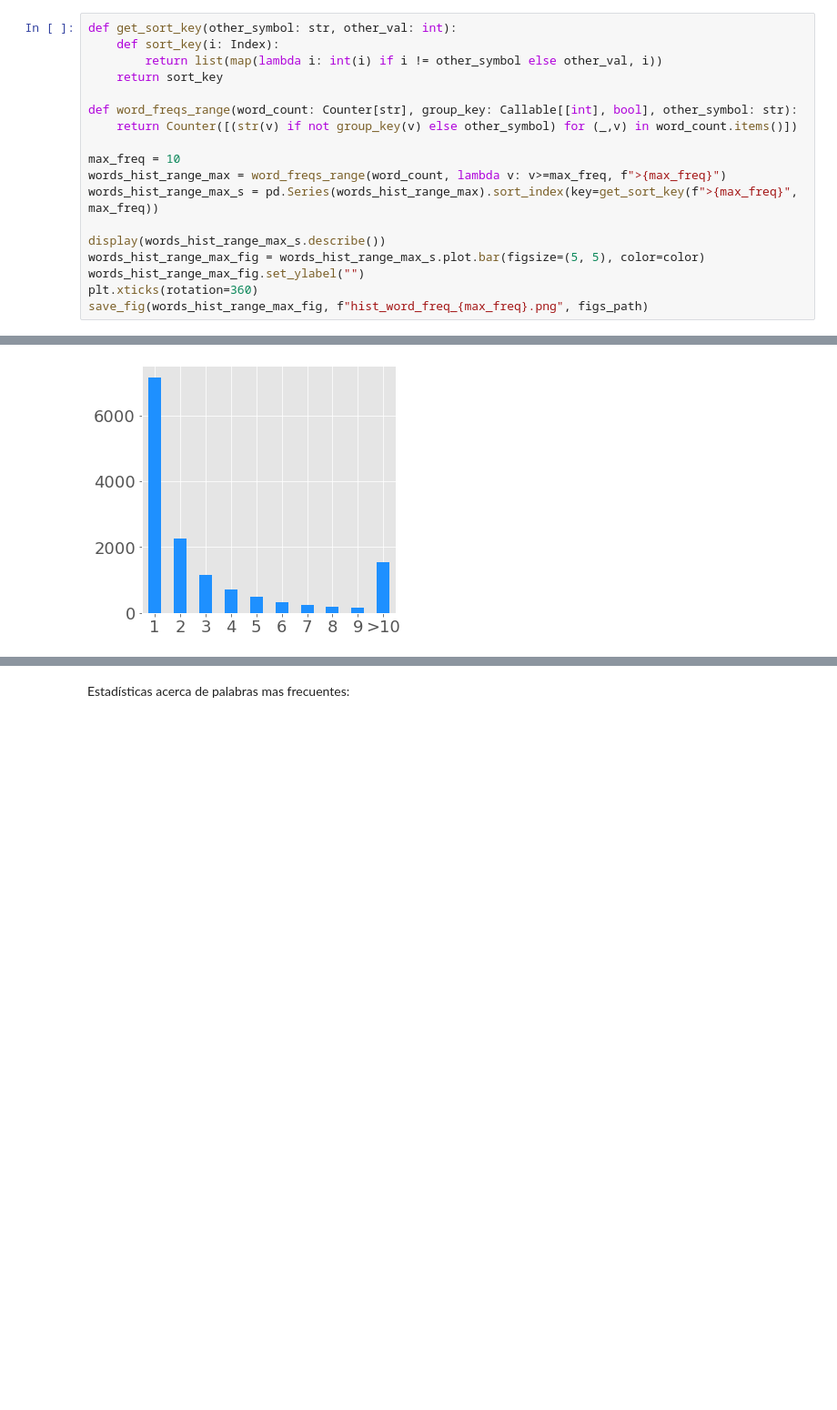
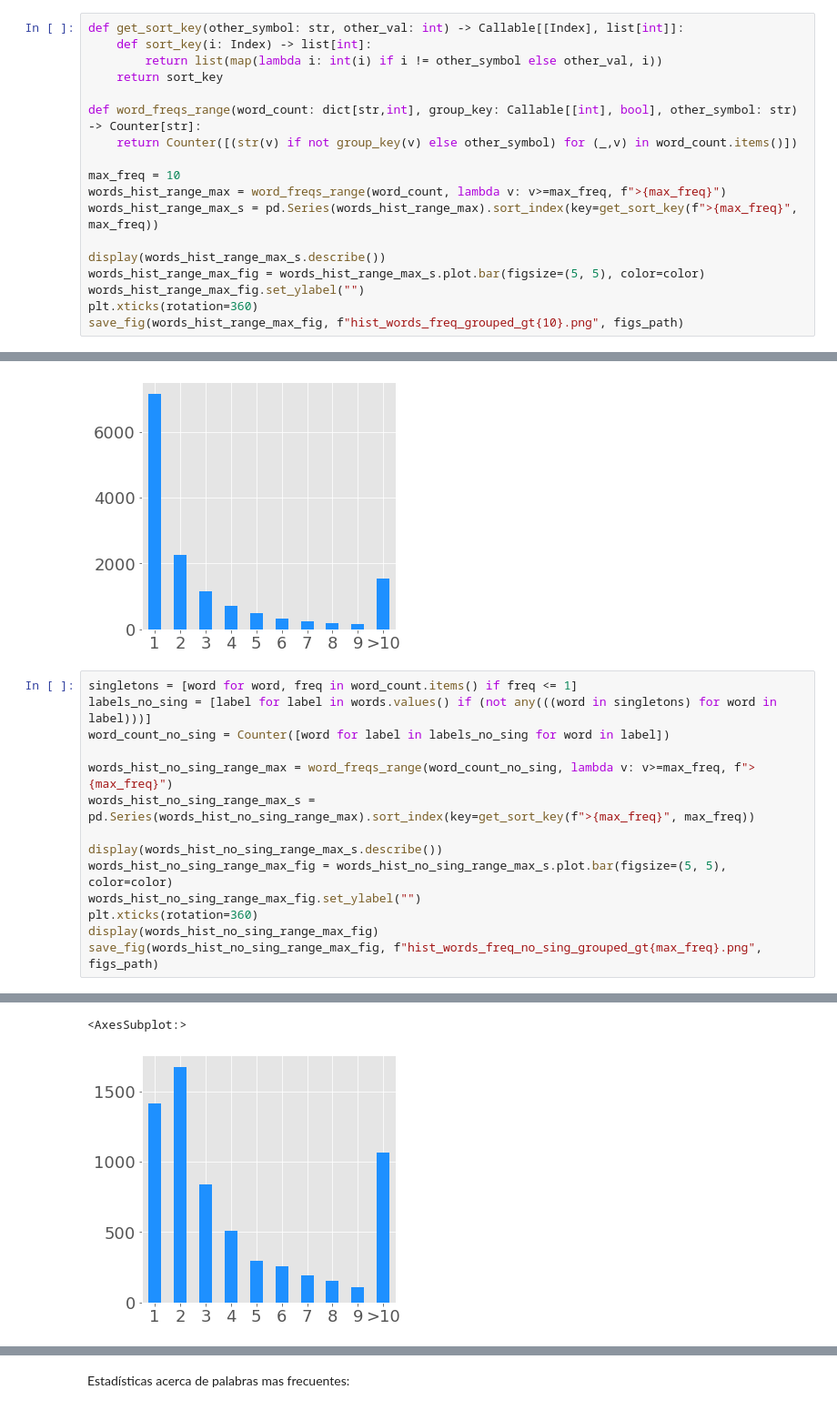
Before and after one commit to midusi/LSA-T, a Jupyter notebook: visualization/samples_analysis.ipynb, the cells around one changed output, grey strips where cells are left out. Shown: that part at 91% size. Cells and saved outputs as stored; diff of their text form; blank space fills up the shorter version.

Commit message:
Updated figures

```diff
--- a/visualization/samples_analysis.ipynb
+++ b/visualization/samples_analysis.ipynb
@@ -117,12 +117,12 @@ max       7595.000000
 dtype: float64
 [figure]
 # %%
-def get_sort_key(other_symbol: str, other_val: int):
-    def sort_key(i: Index):
+def get_sort_key(other_symbol: str, other_val: int) -> Callable[[Index], list[int]]:
+    def sort_key(i: Index) -> list[int]:
         return list(map(lambda i: int(i) if i != other_symbol else other_val, i))
     return sort_key
 
-def word_freqs_range(word_count: Counter[str], group_key: Callable[[int], bool], other_symbol: str):
+def word_freqs_range(word_count: dict[str,int], group_key: Callable[[int], bool], other_symbol: str) -> Counter[str]:
     return Counter([(str(v) if not group_key(v) else other_symbol) for (_,v) in word_count.items()])
 
 max_freq = 10
@@ -133,7 +133,7 @@ display(words_hist_range_max_s.describe())
 words_hist_range_max_fig = words_hist_range_max_s.plot.bar(figsize=(5, 5), color=color)
 words_hist_range_max_fig.set_ylabel("")
 plt.xticks(rotation=360)
-save_fig(words_hist_range_max_fig, f"hist_word_freq_{max_freq}.png", figs_path)
+save_fig(words_hist_range_max_fig, f"hist_words_freq_grouped_gt{10}.png", figs_path)
 # %% [output]
 count      10.000000
 mean     1423.800000
@@ -145,3 +145,18 @@ min       162.000000
 max      7150.000000
 dtype: float64
 [figure]
+# %%
+singletons = [word for word, freq in word_count.items() if freq <= 1]
+labels_no_sing = [label for label in words.values() if (not any(((word in singletons) for word in label)))]
+word_count_no_sing = Counter([word for label in labels_no_sing for word in label])
+
+words_hist_no_sing_range_max = word_freqs_range(word_count_no_sing, lambda v: v>=max_freq, f">{max_freq}")
+words_hist_no_sing_range_max_s = pd.Series(words_hist_no_sing_range_max).sort_index(key=get_sort_key(f">{max_freq}", max_freq))
+
+display(words_hist_no_sing_range_max_s.describe())
+words_hist_no_sing_range_max_fig = words_hist_no_sing_range_max_s.plot.bar(figsize=(5, 5), color=color)
+words_hist_no_sing_range_max_fig.set_ylabel("")
+plt.xticks(rotation=360)
+display(words_hist_no_sing_range_max_fig)
+save_fig(words_hist_no_sing_range_max_fig, f"hist_words_freq_no_sing_grouped_gt{max_freq}.png", figs_path)
+# %% [output]
@@ -147,0 +172,2 @@ dtype: float64
+<AxesSubplot:>
+[figure, added]
```
Also changed, not shown: parts of 4 cells of this notebook, 1 other file.
